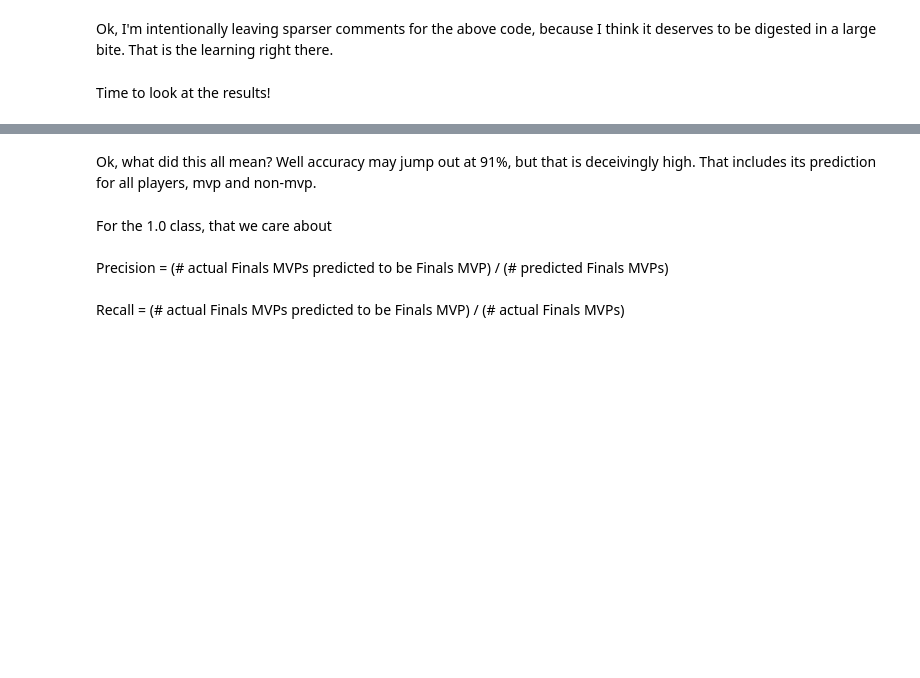
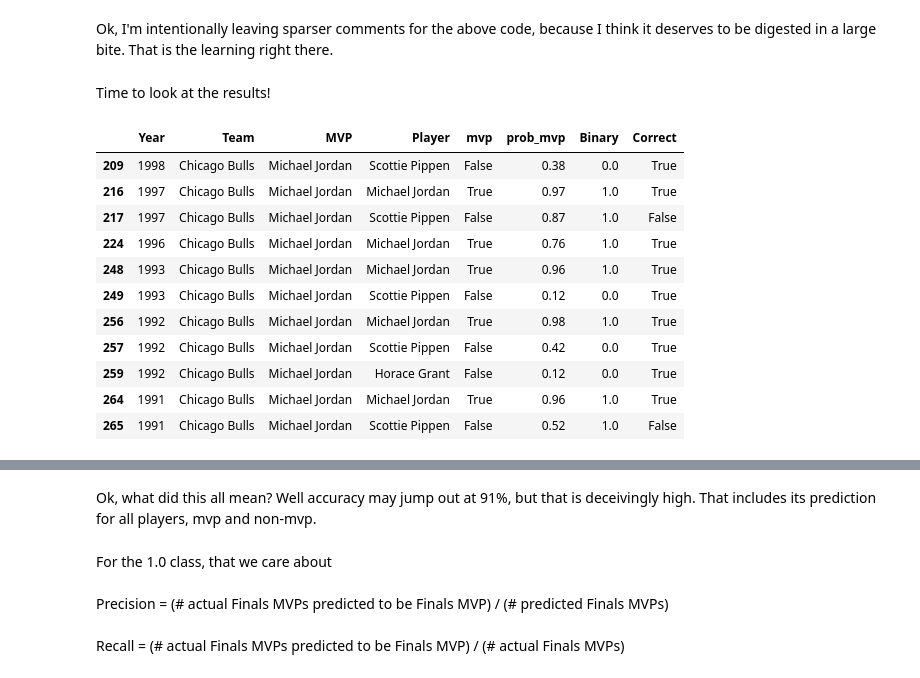
Before and after one commit to NFordUMass/finalsmvp, a Jupyter notebook: finalsmvp.ipynb, the cells around one changed output, grey strips where cells are left out. Drawn from its saved outputs; the diff is of its cells as text; code cells hidden in the pictures; blank space fills up the shorter version.

```diff
--- a/finalsmvp.ipynb
+++ b/finalsmvp.ipynb
@@ -466,6 +441,21 @@ output.sample(5)
 Ok, I'm intentionally leaving sparser comments for the above code, because I think it deserves to be digested in a large bite.  That is the learning right there.
 # %% [markdown]
 Time to look at the results!
+# %%
+output[(output['prob_mvp']>.1) & (output['Team']=='Chicago Bulls')]
+# %% [output]
+|  | Year | Team | MVP | Player | mvp | prob_mvp | Binary | Correct |
+| 209 | 1998 | Chicago Bulls | Michael Jordan | Scottie Pippen | False | 0.38 | 0.0 | True |
+| 216 | 1997 | Chicago Bulls | Michael Jordan | Michael Jordan | True | 0.97 | 1.0 | True |
+| 217 | 1997 | Chicago Bulls | Michael Jordan | Scottie Pippen | False | 0.87 | 1.0 | False |
+| 224 | 1996 | Chicago Bulls | Michael Jordan | Michael Jordan | True | 0.76 | 1.0 | True |
+| 248 | 1993 | Chicago Bulls | Michael Jordan | Michael Jordan | True | 0.96 | 1.0 | True |
+| 249 | 1993 | Chicago Bulls | Michael Jordan | Scottie Pippen | False | 0.12 | 0.0 | True |
+| 256 | 1992 | Chicago Bulls | Michael Jordan | Michael Jordan | True | 0.98 | 1.0 | True |
+| 257 | 1992 | Chicago Bulls | Michael Jordan | Scottie Pippen | False | 0.42 | 0.0 | True |
+| 259 | 1992 | Chicago Bulls | Michael Jordan | Horace Grant | False | 0.12 | 0.0 | True |
+| 264 | 1991 | Chicago Bulls | Michael Jordan | Michael Jordan | True | 0.96 | 1.0 | True |
+| 265 | 1991 | Chicago Bulls | Michael Jordan | Scottie Pippen | False | 0.52 | 1.0 | False |
 # %%
 print("Classification Report:")
 print(classification_report(oof_binary, final_predictions))
```
Also changed, not shown: parts of 20 cells of this notebook, 7 other files.
